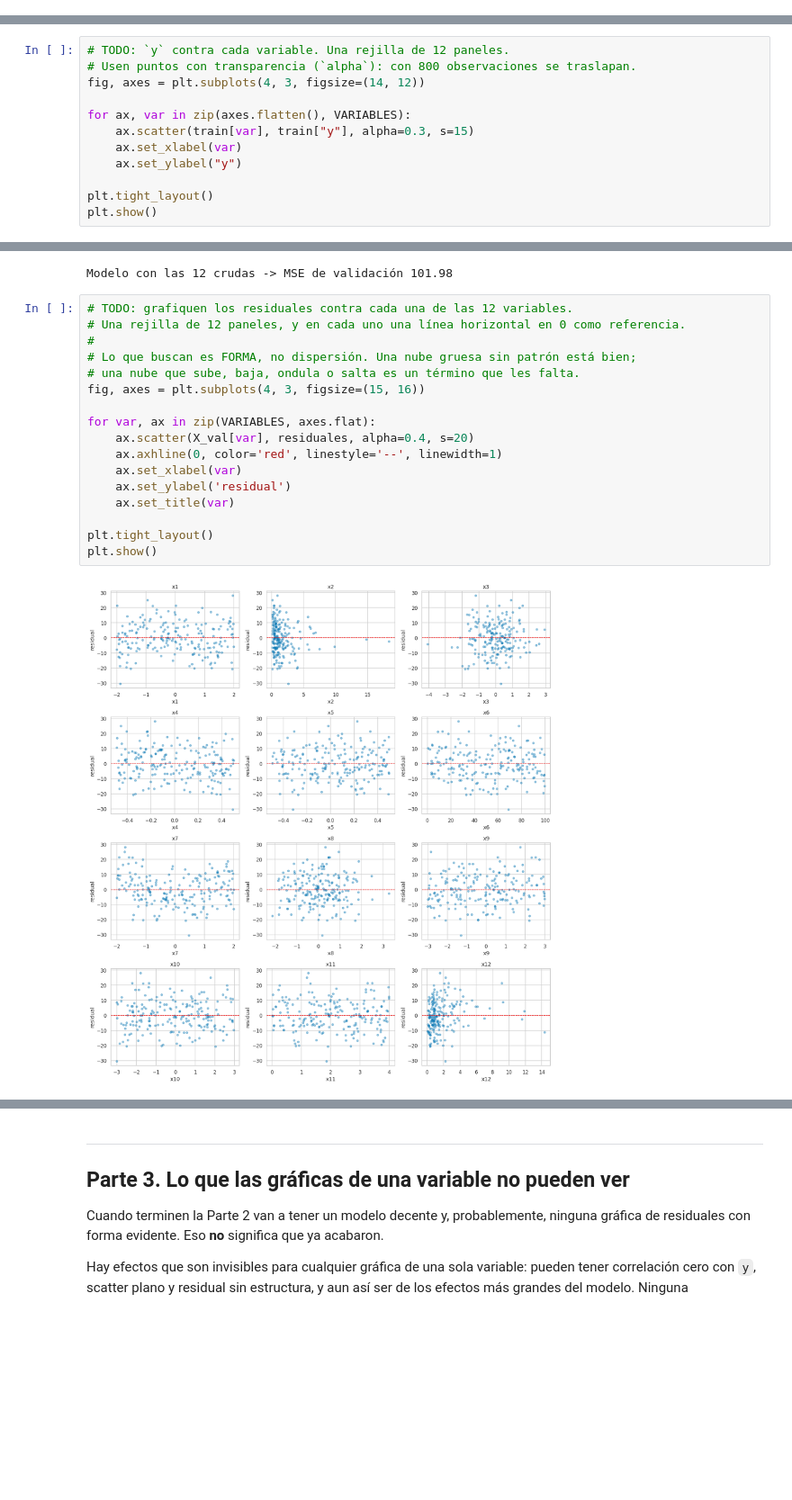
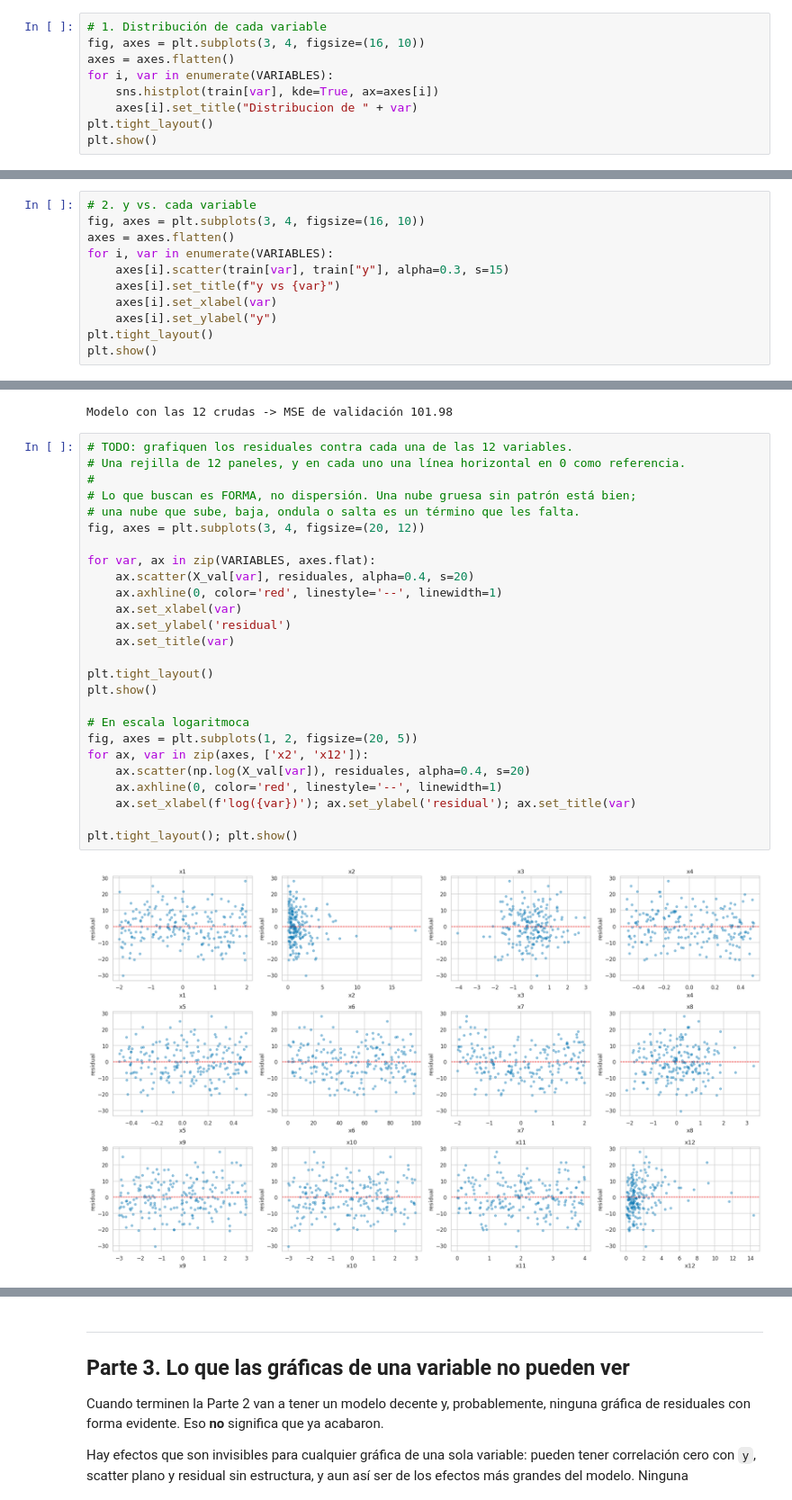
Before and after one commit to lafarch/mineria_datos, a Jupyter notebook: tareas/tarea_01_aproximacion_funcion.ipynb, the cells around one changed output, grey strips where cells are left out. Shown at 90% size. Saved outputs shown, nothing was run; the diff lists cells and outputs as text; blank space fills up the shorter version.

```diff
--- a/tareas/tarea_01_aproximacion_funcion.ipynb
+++ b/tareas/tarea_01_aproximacion_funcion.ipynb
@@ -249,3 +249,12 @@ Tres cosas que vale la pena graficar:
 1. La distribución de cada variable por separado.
 2. `y` contra cada variable, una gráfica por variable.
 3. La matriz de correlación.
+# %%
+# 1. Distribución de cada variable
+fig, axes = plt.subplots(3, 4, figsize=(16, 10))
+axes = axes.flatten()
+for i, var in enumerate(VARIABLES):
+    sns.histplot(train[var], kde=True, ax=axes[i])
+    axes[i].set_title("Distribucion de " + var)
+plt.tight_layout()
+plt.show()
@@ -260,12 +270,0 @@ plt.show()
-# %%
-# TODO: `y` contra cada variable. Una rejilla de 12 paneles.
-# Usen puntos con transparencia (`alpha`): con 800 observaciones se traslapan.
-fig, axes = plt.subplots(4, 3, figsize=(14, 12))
-
-for ax, var in zip(axes.flatten(), VARIABLES):
-    ax.scatter(train[var], train["y"], alpha=0.3, s=15)
-    ax.set_xlabel(var)
-    ax.set_ylabel("y")
-
-plt.tight_layout()
-plt.show()
@@ -273,0 +271,11 @@ plt.show()
+# %%
+# 2. y vs. cada variable
+fig, axes = plt.subplots(3, 4, figsize=(16, 10))
+axes = axes.flatten()
+for i, var in enumerate(VARIABLES):
+    axes[i].scatter(train[var], train["y"], alpha=0.3, s=15)
+    axes[i].set_title(f"y vs {var}")
+    axes[i].set_xlabel(var)
+    axes[i].set_ylabel("y")
+plt.tight_layout()
+plt.show()
@@ -425,19 +436,28 @@ Modelo con las 12 crudas -> MSE de validación 101.98
 # %%
 # TODO: grafiquen los residuales contra cada una de las 12 variables.
 # Una rejilla de 12 paneles, y en cada uno una línea horizontal en 0 como referencia.
 #
 # Lo que buscan es FORMA, no dispersión. Una nube gruesa sin patrón está bien;
 # una nube que sube, baja, ondula o salta es un término que les falta.
-fig, axes = plt.subplots(4, 3, figsize=(15, 16))
+fig, axes = plt.subplots(3, 4, figsize=(20, 12))
 
 for var, ax in zip(VARIABLES, axes.flat):
     ax.scatter(X_val[var], residuales, alpha=0.4, s=20)
     ax.axhline(0, color='red', linestyle='--', linewidth=1)
     ax.set_xlabel(var)
     ax.set_ylabel('residual')
     ax.set_title(var)
 
 plt.tight_layout()
 plt.show()
+
+# En escala logaritmoca
+fig, axes = plt.subplots(1, 2, figsize=(20, 5))
+for ax, var in zip(axes, ['x2', 'x12']):
+    ax.scatter(np.log(X_val[var]), residuales, alpha=0.4, s=20)
+    ax.axhline(0, color='red', linestyle='--', linewidth=1)
+    ax.set_xlabel(f'log({var})'); ax.set_ylabel('residual'); ax.set_title(var)
+
+plt.tight_layout(); plt.show()
 # %% [output]
-[figure, old version]
+[figure, new version]
```
Also changed, not shown: parts of 22 cells of this notebook, 1 other file.
